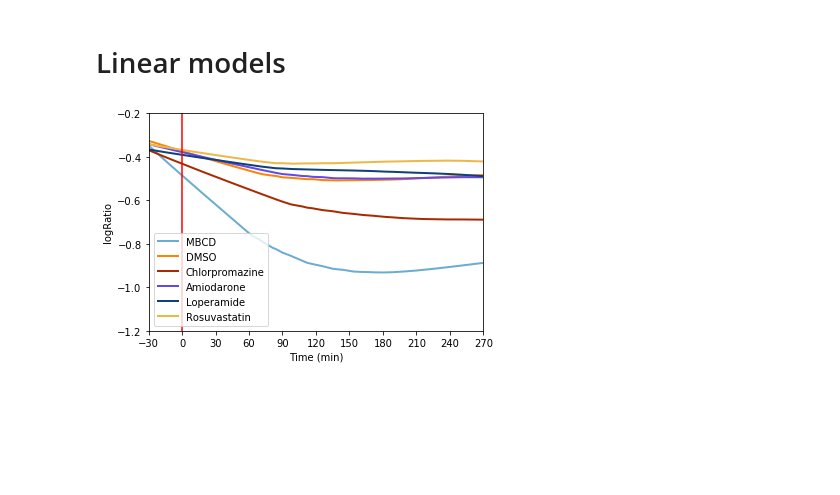
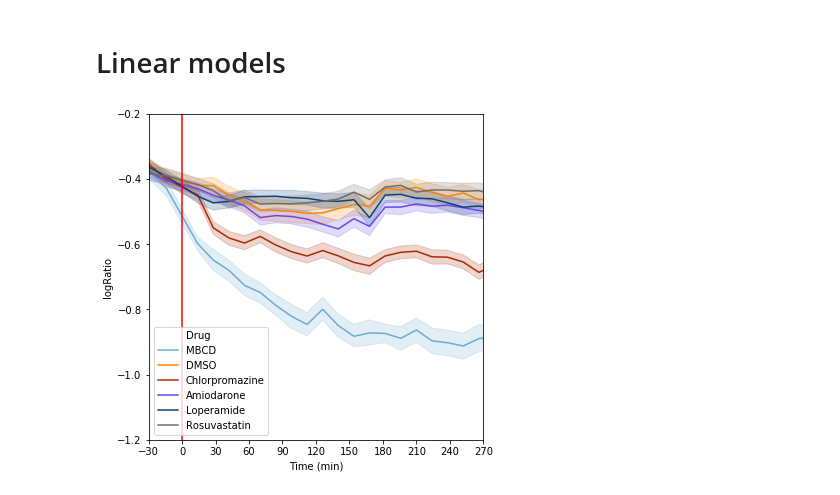
Before and after one commit to comp-sys-pharm/SARS-CoV-2-cholesterol, a Jupyter notebook: notebooks/5_Effect_of_SREBF_activating_drugs.ipynb, the cells around one changed output. Saved outputs shown, nothing was run; the diff lists cells and outputs as text; code cells hidden in the pictures; blank space fills up the shorter version.

```diff
--- a/notebooks/5_Effect_of_SREBF_activating_drugs.ipynb
+++ b/notebooks/5_Effect_of_SREBF_activating_drugs.ipynb
@@ -121,6 +107,4 @@ for exp in [exp4a, exp4b]: exp['ExpID'] = 'exp4_' + exp['WellRegion']
 # %%
-for exp in [exp1a, exp1b]:
-    exp['Time_min'] = exp['TimePoint'] * 9
 for exp in [exp2a, exp2b, exp3a, exp3b, exp3c, exp4a, exp4b]:
     exp['Time_min'] = exp['TimePoint'] * 14
 # %%
@@ -130,3 +113,8 @@ exp3bc = exp3b.append(exp3c)
 exp3 = exp3bc.append(exp3a).reset_index()
 exp3bc = exp3bc.reset_index()
 exp4 = exp4a.append(exp4b).reset_index()
+# %%
+# exp_all
+exp_all = pd.DataFrame()
+for exp in [exp2, exp3, exp4]:
+    exp_all = exp_all.append(exp)
@@ -141,8 +153,11 @@ def prepare_for_statistics(data, time_col):
 def plot_results_timemin(data, min_y = -0.8, max_time = 270):
     tmp = data.copy()
     tmp.Drug = tmp.Drug.map(drugmap)
-    plot = sns.lineplot(data=tmp, x="Time_min", y="logRatio", hue = 'Drug')
+    fig, ax = plt.subplots(figsize = (6,6))
+    plot = sns.lineplot(data=tmp, x="Time_min", y="logRatio", hue = 'Drug', palette = colormap.values())
     plt.axvline(0, color = 'r')
     plt.xticks(np.arange(-30, 21*14, 30))
     plot.set(xlim=(-30, max_time))
     plot.set(ylim=(min_y, -0.2))
+    plot.set(xlabel='Time (min)')
+    plt.show()
@@ -201,5 +163,0 @@ def plot_lowess_curves(data, min_y = -1.2, max_time = 270):
-# %%
-# exp_all
-exp_all = pd.DataFrame()
-for exp in [exp1, exp2, exp3, exp4]:
-    exp_all = exp_all.append(exp)
@@ -213,7 +164,7 @@ for exp_b_all in [exp1b, exp2b, exp3bc, exp4b]:
-# %%
-plot_lowess_curves(exp_all)
-# %% [output]
-[figure, removed]
+# %%
+plot_results_timemin(exp_all, min_y = -1.2)
+# %% [output]
+[figure, added]
 # %%
 statistics(exp_b_all, 'Time_min')
 # %% [output]
```
Also changed, not shown: parts of 18 cells of this notebook.
